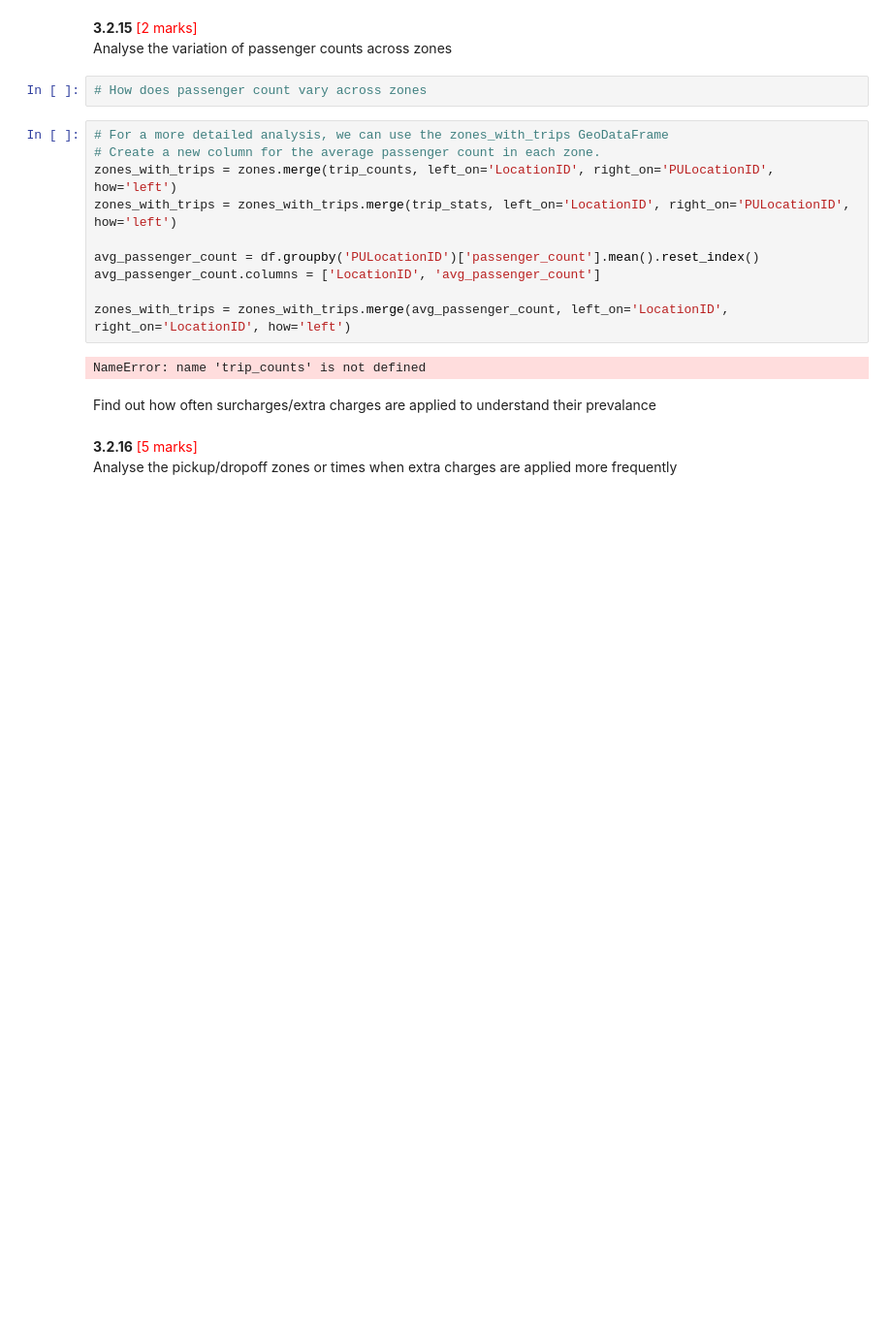
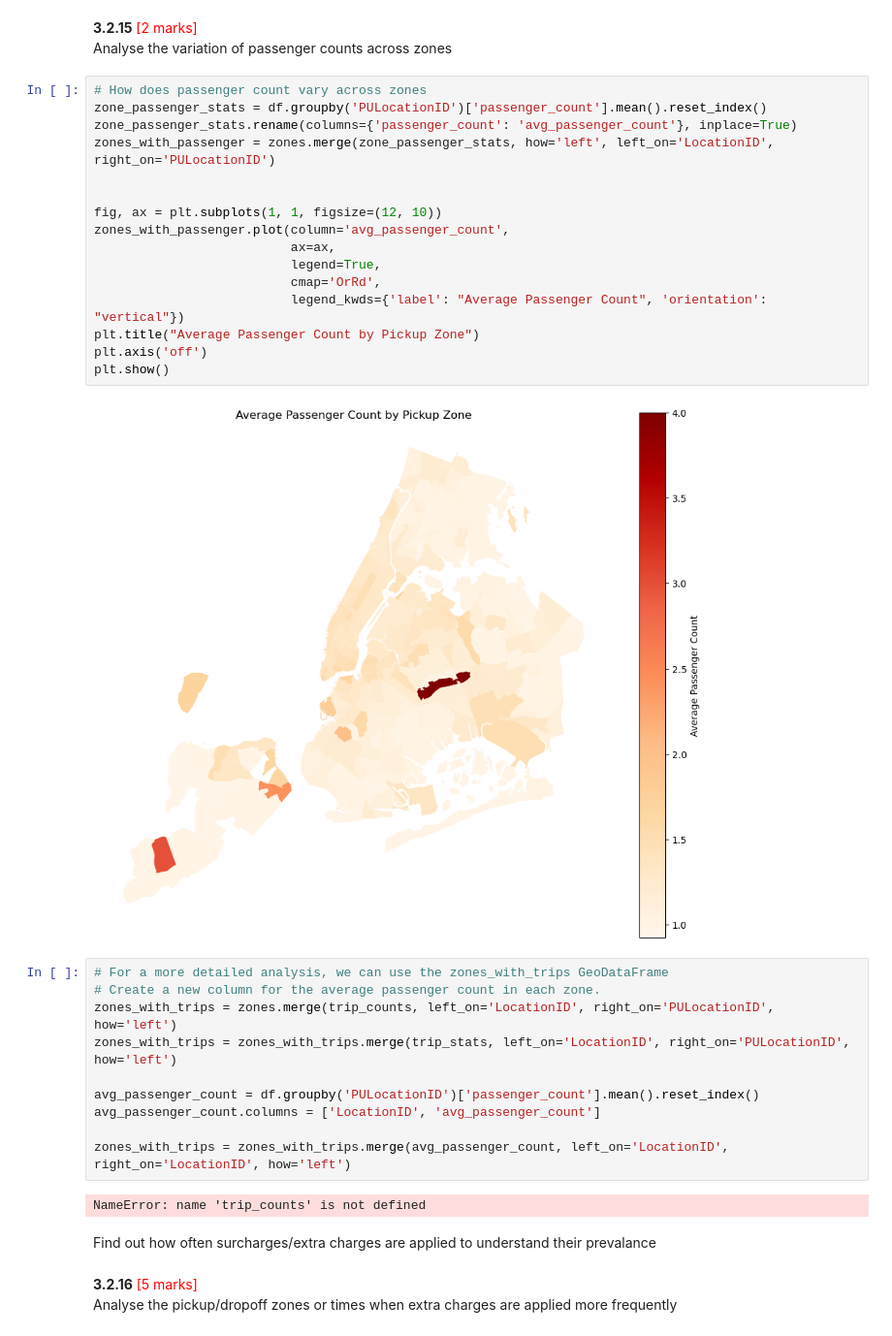
Before and after one commit to balajiramesh19/CourseAssignments, a Jupyter notebook: EDA_Assg_NYC_Taxi_Starter.ipynb, the cells around one changed output. Shown at 97% size. Cells and saved outputs as stored; diff of their text form; blank space fills up the shorter version.

```diff
--- a/EDA_Assg_NYC_Taxi_Starter.ipynb
+++ b/EDA_Assg_NYC_Taxi_Starter.ipynb
@@ -1611,8 +1632,24 @@ ValueError: Could not interpret value `hour` for `x`. An entry with this name do
 # %% [markdown]
 **3.2.15** <font color = red>[2 marks]</font> <br>
 Analyse the variation of passenger counts across zones
-# %%
-# How does passenger count vary across zones
+# %%
+# How does passenger count vary across zones
+zone_passenger_stats = df.groupby('PULocationID')['passenger_count'].mean().reset_index()
+zone_passenger_stats.rename(columns={'passenger_count': 'avg_passenger_count'}, inplace=True)
+zones_with_passenger = zones.merge(zone_passenger_stats, how='left', left_on='LocationID', right_on='PULocationID')
+
+
+fig, ax = plt.subplots(1, 1, figsize=(12, 10))
+zones_with_passenger.plot(column='avg_passenger_count',
+                          ax=ax,
+                          legend=True,
+                          cmap='OrRd',
+                          legend_kwds={'label': "Average Passenger Count", 'orientation': "vertical"})
+plt.title("Average Passenger Count by Pickup Zone")
+plt.axis('off')
+plt.show()
+# %% [output]
+[figure, added]
 # %%
 # For a more detailed analysis, we can use the zones_with_trips GeoDataFrame
 # Create a new column for the average passenger count in each zone.
```
Also changed, not shown: parts of 10 cells of this notebook.
